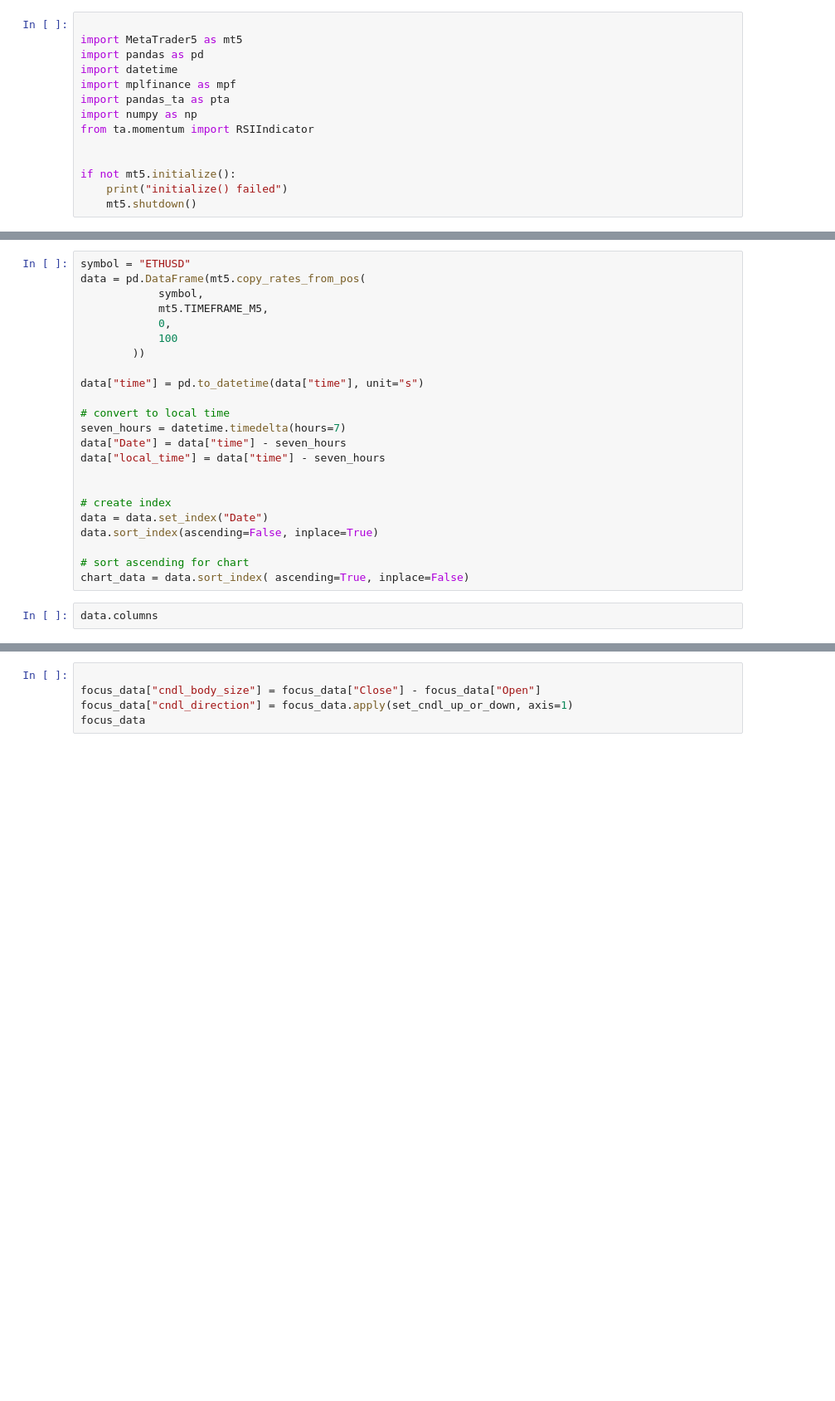
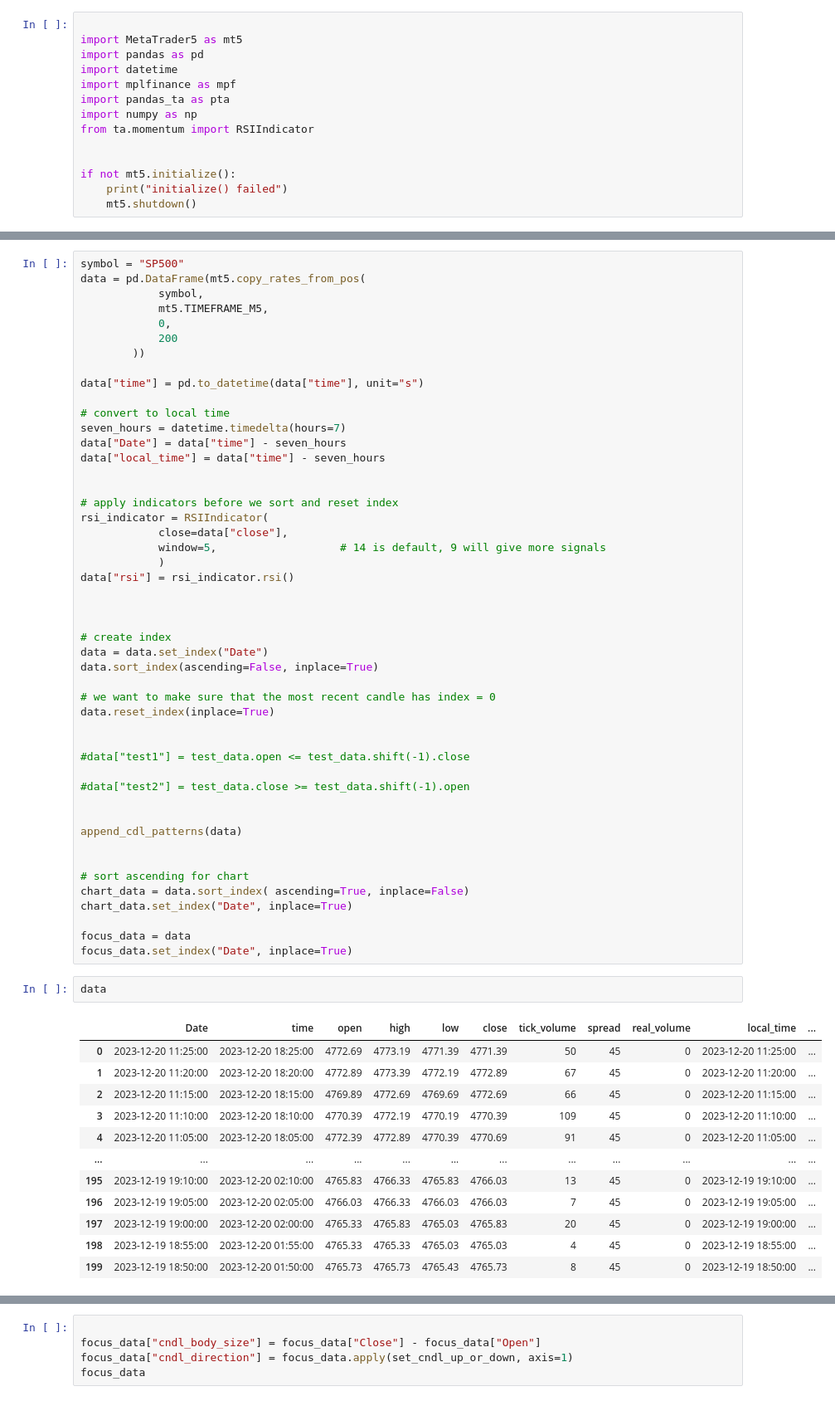
Before and after one commit to michaelmottdigital/trading-bots-mt5, a Jupyter notebook: analysis.ipynb, the cells around one changed output, grey strips where cells are left out. Shown at 83% size. Cells and saved outputs as stored; diff of their text form; blank space fills up the shorter version.

```diff
--- a/analysis.ipynb
+++ b/analysis.ipynb
@@ -15,10 +33,10 @@ if not mt5.initialize():
 # %%
-symbol = "ETHUSD"
+symbol = "SP500"
 data = pd.DataFrame(mt5.copy_rates_from_pos(
             symbol,
             mt5.TIMEFRAME_M5,
             0,
-            100
+            200
         ))
 
 data["time"] = pd.to_datetime(data["time"], unit="s")
@@ -29,12 +47,49 @@ data["Date"] = data["time"] - seven_hours
 data["local_time"] = data["time"] - seven_hours
 
 
+# apply indicators before we sort and reset index
+rsi_indicator = RSIIndicator(
+            close=data["close"],
+            window=5,                   # 14 is default, 9 will give more signals
+            )
+data["rsi"] = rsi_indicator.rsi()
+
+
+
 # create index
 data = data.set_index("Date")
 data.sort_index(ascending=False, inplace=True)
 
+# we want to make sure that the most recent candle has index = 0
+data.reset_index(inplace=True)
+
+
+#data["test1"] = test_data.open <= test_data.shift(-1).close
+
+#data["test2"] = test_data.close >= test_data.shift(-1).open
+
+
+append_cdl_patterns(data)
+
+
 # sort ascending for chart
 chart_data = data.sort_index( ascending=True, inplace=False)
+chart_data.set_index("Date", inplace=True)
+
+focus_data = data
+focus_data.set_index("Date", inplace=True)
 # %%
-data.columns
+data
 # %% [output]
+|  | Date | time | open | high | low | close | tick_volume | spread | real_volume | local_time | ... |
+| 0 | 2023-12-20 11:25:00 | 2023-12-20 18:25:00 | 4772.69 | 4773.19 | 4771.39 | 4771.39 | 50 | 45 | 0 | 2023-12-20 11:25:00 | ... |
+| 1 | 2023-12-20 11:20:00 | 2023-12-20 18:20:00 | 4772.89 | 4773.39 | 4772.19 | 4772.89 | 67 | 45 | 0 | 2023-12-20 11:20:00 | ... |
+| 2 | 2023-12-20 11:15:00 | 2023-12-20 18:15:00 | 4769.89 | 4772.69 | 4769.69 | 4772.69 | 66 | 45 | 0 | 2023-12-20 11:15:00 | ... |
+| 3 | 2023-12-20 11:10:00 | 2023-12-20 18:10:00 | 4770.39 | 4772.19 | 4770.19 | 4770.39 | 109 | 45 | 0 | 2023-12-20 11:10:00 | ... |
+| 4 | 2023-12-20 11:05:00 | 2023-12-20 18:05:00 | 4772.39 | 4772.89 | 4770.39 | 4770.69 | 91 | 45 | 0 | 2023-12-20 11:05:00 | ... |
+| ... | ... | ... | ... | ... | ... | ... | ... | ... | ... | ... | ... |
+| 195 | 2023-12-19 19:10:00 | 2023-12-20 02:10:00 | 4765.83 | 4766.33 | 4765.83 | 4766.03 | 13 | 45 | 0 | 2023-12-19 19:10:00 | ... |
+| 196 | 2023-12-19 19:05:00 | 2023-12-20 02:05:00 | 4766.03 | 4766.33 | 4766.03 | 4766.03 | 7 | 45 | 0 | 2023-12-19 19:05:00 | ... |
+| 197 | 2023-12-19 19:00:00 | 2023-12-20 02:00:00 | 4765.33 | 4765.83 | 4765.03 | 4765.83 | 20 | 45 | 0 | 2023-12-19 19:00:00 | ... |
+| 198 | 2023-12-19 18:55:00 | 2023-12-20 01:55:00 | 4765.33 | 4765.33 | 4765.03 | 4765.03 | 4 | 45 | 0 | 2023-12-19 18:55:00 | ... |
+| 199 | 2023-12-19 18:50:00 | 2023-12-20 01:50:00 | 4765.73 | 4765.73 | 4765.43 | 4765.73 | 8 | 45 | 0 | 2023-12-19 18:50:00 | ... |
```
Also changed, not shown: parts of 18 cells of this notebook, 2 other files.
